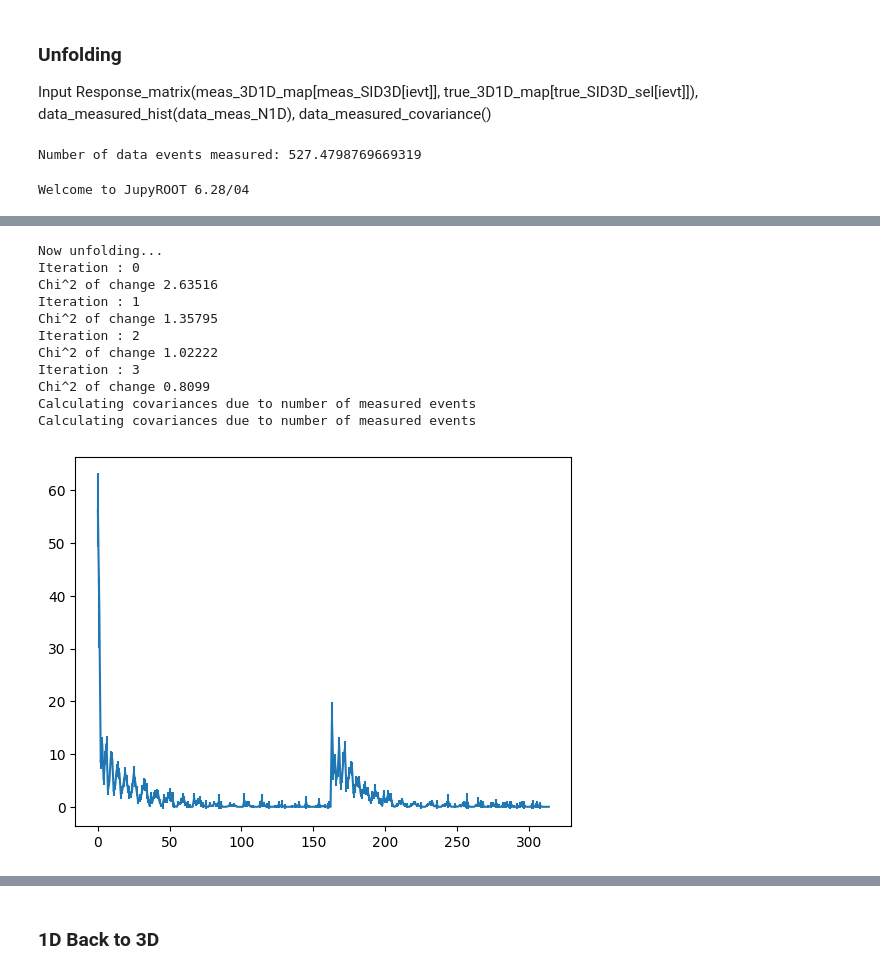
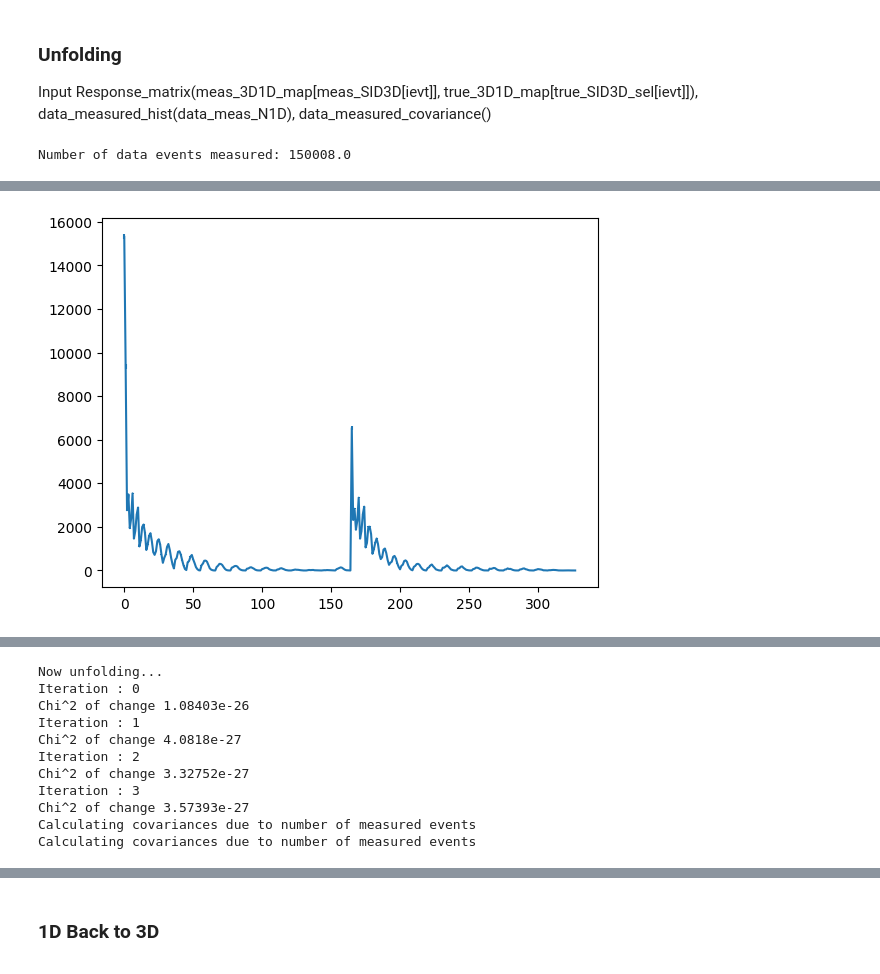
Before and after one commit to Yinrui-Liu/hadron-Ar_XS, a Jupyter notebook: hadron-Ar_XS.ipynb, the cells around one changed output, grey strips where cells are left out. Drawn from its saved outputs; the diff is of its cells as text; code cells hidden in the pictures.

```diff
--- a/hadron-Ar_XS.ipynb
+++ b/hadron-Ar_XS.ipynb
@@ -105,7 +105,7 @@ def interaction_sim(KE, x_step): # simulate step-by-step, until the probe intera
     return KE, flag # the final energy of the probe particle; a flag indicating the type of interaction
 # %%
 x_step = 0.1 # step size (cm)
-Nevts = 100000 # number of events to be generated
+Nevts = 300000 # number of events to be generated
 print("Number of MC events generated:", Nevts)
 
 trueKEi = np.random.normal(900, 100, Nevts) # initial energy of all events
@@ -125,10 +125,16 @@ print("Sample generated.")
 # plot the distribution of initial energy and final energy
 plt.hist(trueKEi)
 plt.xlabel("KE (MeV)")
-plt.title("KEini")
+plt.title(r"KE$_{\rm ini}$")
 plt.show()
 plt.hist(trueKEf)
 plt.xlabel("KE (MeV)")
-plt.title("KEend")
+plt.title(r"KE$_{\rm end}$")
 plt.show()
+fig, ax = plt.subplots()
+plt.hist(int_type, bins=range(4))
+plt.xlabel("Flag")
+ax.set_xticks(np.arange(0.5,3), labels=["No interaction","Signal interaction","Other interaction"])
+plt.title("Interaction type")
+plt.show()
 # %% [output]
@@ -704,13 +720,14 @@ Input Response_matrix(meas_3D1D_map[meas_SID3D[ievt]], true_3D1D_map[true_SID3D_
 # %%
 ### prepare fake data # TB updated maybe
 #Ndata = 1000
-data_meas_N1D = np.random.normal(meas_N1D/100, meas_N1D_err/10)
-data_meas_N1D = np.clip(data_meas_N1D, 0, np.max(data_meas_N1D)+.1)
-#data_meas_V1D = np.diag(meas_N1D_err*meas_N1D_err)
-data_meas_V1D = np.diag(data_meas_N1D)
-print("Number of data events measured:", sum(data_meas_N1D))
+data_meas_N1D = meas_N1D#np.random.normal(meas_N1D/100, meas_N1D_err/10); data_meas_N1D = np.clip(data_meas_N1D, 0, np.max(data_meas_N1D)+.1)
+data_meas_V1D = np.diag(meas_N1D_err*meas_N1D_err)
+#data_meas_V1D = np.diag(data_meas_N1D)
+Ndata = sum(data_meas_N1D)
+data_MC_scale = Ndata/Nselected_true_evts
+print("Number of data events measured:", Ndata)
 # %% [output]
-Number of data events measured: 527.4798769669319
+Number of data events measured: 150008.0
 # %%
 import ROOT
 
@@ -752,8 +769,8 @@ for ibin in range(Nmeasbins_1D):
         data_meas_V1D_TM[ibin, jbin] = data_meas_V1D[ibin, jbin]
 uf.SetMeasuredCov(data_meas_V1D_TM)
 
-hUnfold= uf.Hunfold()
-VUnfold= uf.Eunfold()
+hUnfold = uf.Hunfold()
+VUnfold = uf.Eunfold()
 
 #canvas = ROOT.TCanvas()
 #hUnfold.Draw()
@@ -774,10 +791,9 @@ for ibin in range(Ntruebins_1D):
 plt.errorbar(np.arange(0, Ntruebins_1D), data_unfold, np.sqrt(np.diag(data_unfold_cov)))
 plt.show()
 plt.imshow(transform_cov_to_corr_matrix(data_unfold_cov), origin="lower", cmap="RdBu_r", vmin=-1, vmax=1)
-plt.title(r"Correlation matrix for ${\rm ID_{1D}}$")
+plt.title(r"Correlation matrix for ${\rm ID_{1D}}$ in the true space")
 plt.xlabel(r"${\rm ID_{1D}}$")
 plt.ylabel(r"${\rm ID_{1D}}$")
 plt.colorbar()
 plt.show()
 # %% [output]
-Welcome to JupyROOT 6.28/04
@@ -785,12 +801 @@ Welcome to JupyROOT 6.28/04
-Now unfolding...
-Iteration : 0
-Chi^2 of change 2.63516
-Iteration : 1
-Chi^2 of change 1.35795
-Iteration : 2
-Chi^2 of change 1.02222
-Iteration : 3
-Chi^2 of change 0.8099
-Calculating covariances due to number of measured events
-Calculating covariances due to number of measured events
-[figure, old version]
+[figure, new version]
@@ -797,0 +803,11 @@ Calculating covariances due to number of measured events
+Now unfolding...
+Iteration : 0
+Chi^2 of change 1.08403e-26
+Iteration : 1
+Chi^2 of change 4.0818e-27
+Iteration : 2
+Chi^2 of change 3.32752e-27
+Iteration : 3
+Chi^2 of change 3.57393e-27
+Calculating covariances due to number of measured events
+Calculating covariances due to number of measured events
```
Also changed, not shown: parts of 24 cells of this notebook.
